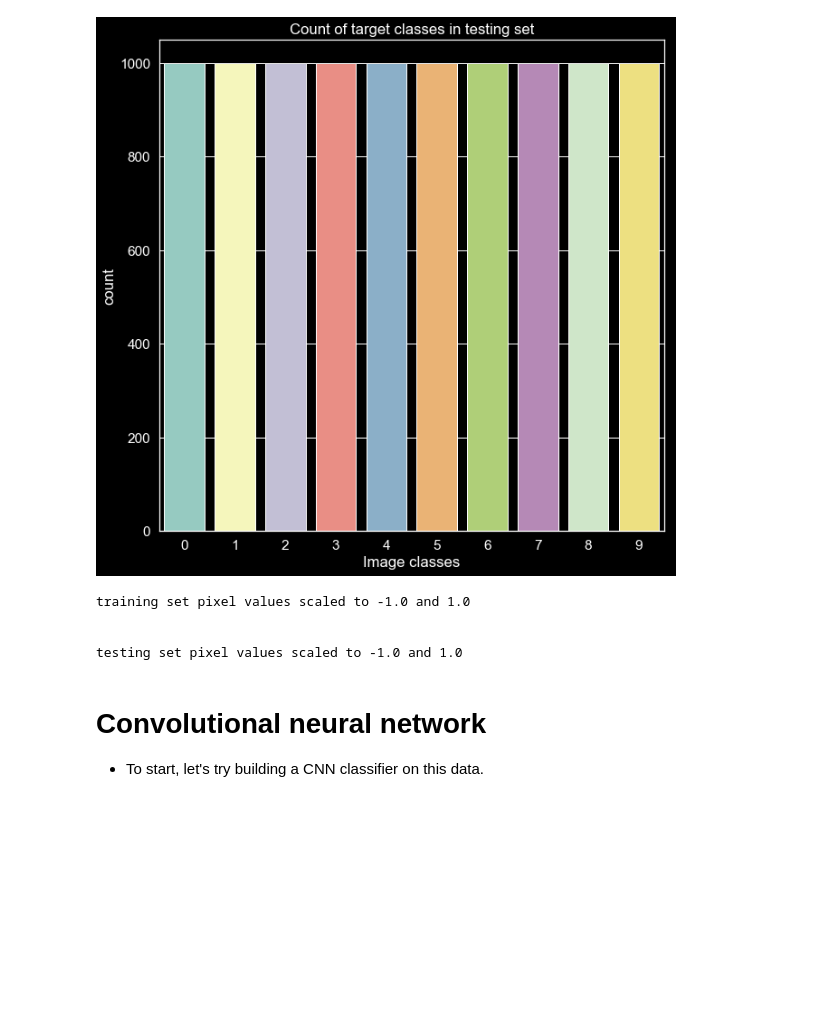
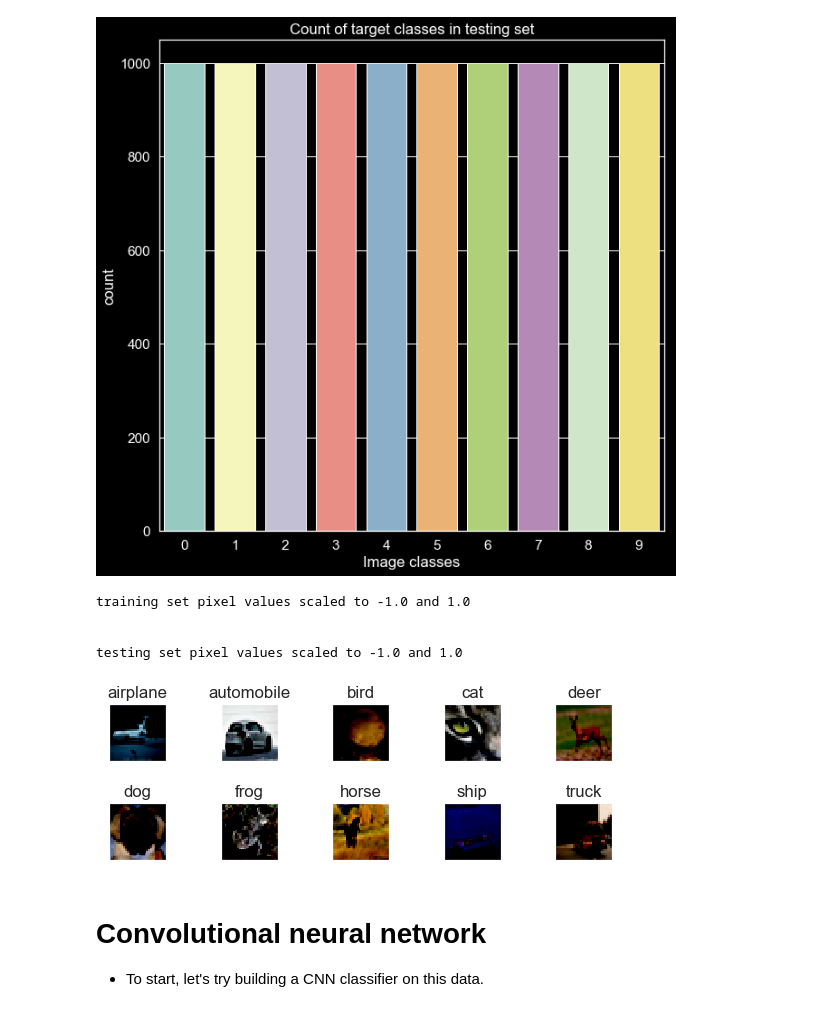
Before and after one commit to dokeeffe87/keras_examples, a Jupyter notebook: ConvNet_and_simple_GAN_examples.ipynb, the cells around one changed output. Drawn from its saved outputs; the diff is of its cells as text; code cells hidden in the pictures; blank space fills up the shorter version.

```diff
--- a/ConvNet_and_simple_GAN_examples.ipynb
+++ b/ConvNet_and_simple_GAN_examples.ipynb
@@ -138,17 +140,22 @@ training set pixel values scaled to -1.0 and 1.0
 
 testing set pixel values scaled to -1.0 and 1.0
 # %%
-# # Plot a few of the images at random
-# fig = plt.figure(figsize=(8,3))
-# for i in range(num_classes):
-#     ax = fig.add_subplot(2, 5, 1 + i, xticks=[], yticks=[])
-#     idx = np.where(y_train[:]==i)[0]
-#     features_idx = x_train[idx,::]
-#     img_num = np.random.randint(features_idx.shape[0])
-#     im = np.transpose(features_idx[img_num,::],(1,2,0))
-#     # ax.set_title(class_names[i])
-#     plt.imshow(im)
-# plt.show()
+# Plot a few of the images at random
+class_names = ['airplane', 'automobile', 'bird', 'cat', 'deer', 'dog', 'frog', 'horse','ship', 'truck']
+fig = plt.figure(figsize=(8,3))
+for i in range(num_classes):
+    ax = fig.add_subplot(2, 5, 1 + i, xticks=[], yticks=[])
+    idx = np.where(y_train[:]==i)[0]
+    features_idx = x_train[idx,::]
+    img_num = np.random.randint(features_idx.shape[0])
+    # im = np.transpose(features_idx[img_num,::],(1,2,0))
+    im = features_idx[img_num,::]
+    ax.set_title(class_names[i])
+    plt.imshow(im)
+plt.tight_layout()
+plt.show()
+# %% [output]
+[figure, added]
 # %% [markdown]
 # Convolutional neural network
 * To start, let's try building a CNN classifier on this data.
```
Also changed, not shown: parts of 54 cells of this notebook.
